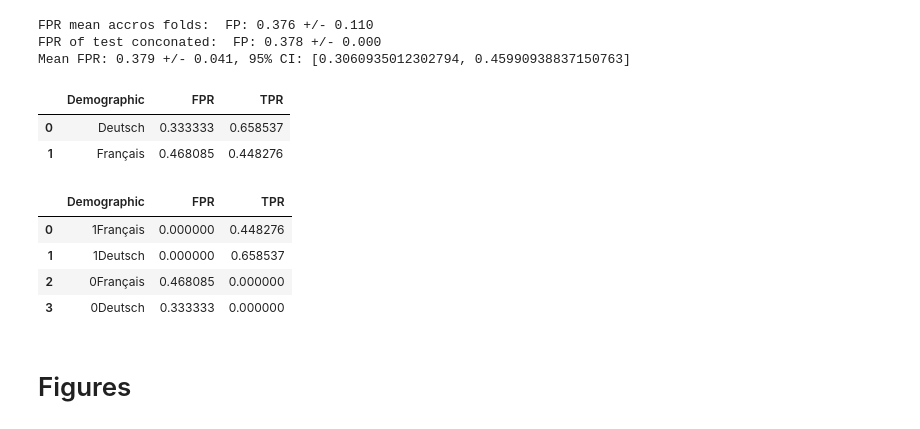
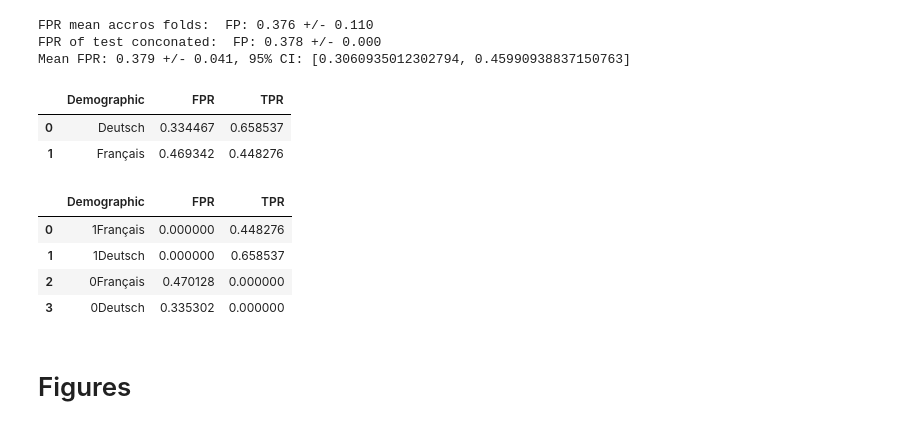
Before and after one commit to CS-433/ml-project-2-losmodelosmatemagicos, a Jupyter notebook: src/get_metrics_of_results.ipynb, the cells around one changed output. Saved outputs shown, nothing was run; the diff lists cells and outputs as text; code cells hidden in the pictures.

```diff
--- a/src/get_metrics_of_results.ipynb
+++ b/src/get_metrics_of_results.ipynb
@@ -46,7 +46,7 @@ def calculate_FPR(y_real, y_pred):
 
     return fp_rate
 
-def bootstrap_fpr(y_true, y_pred, only_fpr = False, n_bootstrap=1000, confidence_level=0.95):
+def bootstrap_fpr(y_true, y_pred, only_fpr = False, only_mean = False ,n_bootstrap=1000, confidence_level=0.95):
     y_true = np.array(y_true)
     y_pred = np.array(y_pred)
     fpr_list = []
@@ -66,6 +66,8 @@ def bootstrap_fpr(y_true, y_pred, only_fpr = False, n_bootstrap=1000, confidence
 
     if only_fpr:
         return fpr_list
+    elif only_mean:
+        return np.mean(fpr_list)
     else:
         # Calculate mean FPR and 95% confidence interval
         fpr_mean = np.mean(fpr_list)
@@ -75,10 +77,10 @@ def bootstrap_fpr(y_true, y_pred, only_fpr = False, n_bootstrap=1000, confidence
 
         return fpr_mean, fpr_std, lower_bound, upper_bound
 
-def calculate_fpr_tpr_by_demographic(y_real, y_pred, demographics):
+def calculate_fpr_tpr_by_demographic(y_real, y_pred, demographics, only_fpr = False, only_mean = False , two_languages = False):
     # Create dictionaries to hold FPR and TPR for each demographic group
     fpr_by_demographic = {}
-    tpr_by_demographic = {}
+    fpr_separate = []
 
     # Iterate through each unique demographic group
     for demographic in set(demographics):
@@ -89,18 +91,22 @@ def calculate_fpr_tpr_by_demographic(y_real, y_pred, demographics):
         y_real_sub = [y_real[i] for i in indices]
         y_pred_sub = [y_pred[i] for i in indices]
 
-        # Calculate confusion matrix elements
-        tn, fp, fn, tp = confusion_matrix(y_real_sub, y_pred_sub).ravel()
 
         # Calculate FPR and add to the dictionary
-        fpr = fp / (fp + tn) if (fp + tn) != 0 else 0
-        fpr_by_demographic[demographic] = fpr
+        fpr = bootstrap_fpr(y_real_sub, y_pred_sub, only_fpr=only_fpr, only_mean=only_mean)
+        if two_languages:
+            fpr_separate.append(fpr)
+        else:
+            fpr_by_demographic[demographic] = fpr
 
-        # Calculate TPR (recall) and add to the dictionary
-        tpr = tp / (tp + fn) if (tp + fn) != 0 else 0
-        tpr_by_demographic[demographic] = tpr
+        # # Calculate TPR (recall) and add to the dictionary
+        # tpr = tp / (tp + fn) if (tp + fn) != 0 else 0
+        # tpr_by_demographic[demographic] = tpr
 
-    return fpr_by_demographic, tpr_by_demographic
+    if two_languages:
+        return fpr_separate[0], fpr_separate[1]
+    else:
+        return fpr_by_demographic
 # %% [markdown]
 # Get metrics from the pickle file
 # %%
@@ -163,19 +169,24 @@ FPR mean accros folds:  FP: 0.376 +/- 0.110
 FPR of test conconated:  FP: 0.378 +/- 0.000
 Mean FPR: 0.379 +/- 0.041, 95% CI: [0.3060935012302794, 0.45990938837150763]
 # %%
-lang_fpr_results, lang_tpr_results = calculate_fpr_tpr_by_demographic(test["y_real"], test["y_pred"], test["language"])
+# TPR doens't use bootstrap, as we don't will use that metrics (at least for now)
+
+lang_fpr_results, lang_tpr_results = calculate_fpr_tpr_by_demographic(
+    test["y_real"], test["y_pred"], test["language"], only_mean=True)
 
 lang_results_df = pd.DataFrame({
     'Demographic': lang_fpr_results.keys(),
     'FPR': lang_fpr_results.values(),
     'TPR': lang_tpr_results.values()})
 lang_results_df
 # %% [output]
 |  | Demographic | FPR | TPR |
-| 0 | Deutsch | 0.333333 | 0.658537 |
-| 1 | Français | 0.468085 | 0.448276 |
+| 0 | Deutsch | 0.334467 | 0.658537 |
+| 1 | Français | 0.469342 | 0.448276 |
 # %%
-ov_fpr_results, ov_tpr_results = calculate_fpr_tpr_by_demographic(test["y_real"], test["y_pred"], test["oversampler_col"])
+ov_fpr_results, ov_tpr_results = calculate_fpr_tpr_by_demographic(
+    test["y_real"], test["y_pred"], test["oversampler_col"], only_mean=True)
+
 ov_results_df = pd.DataFrame({
     'Demographic': ov_fpr_results.keys(),
     'FPR': ov_fpr_results.values(),
@@ -185,8 +196,8 @@ ov_results_df
 |  | Demographic | FPR | TPR |
 | 0 | 1Français | 0.000000 | 0.448276 |
 | 1 | 1Deutsch | 0.000000 | 0.658537 |
-| 2 | 0Français | 0.468085 | 0.000000 |
-| 3 | 0Deutsch | 0.333333 | 0.000000 |
+| 2 | 0Français | 0.470128 | 0.000000 |
+| 3 | 0Deutsch | 0.335302 | 0.000000 |
 # %% [markdown]
 # Figures
 # %%
```
Also changed, not shown: parts of 7 cells of this notebook.
